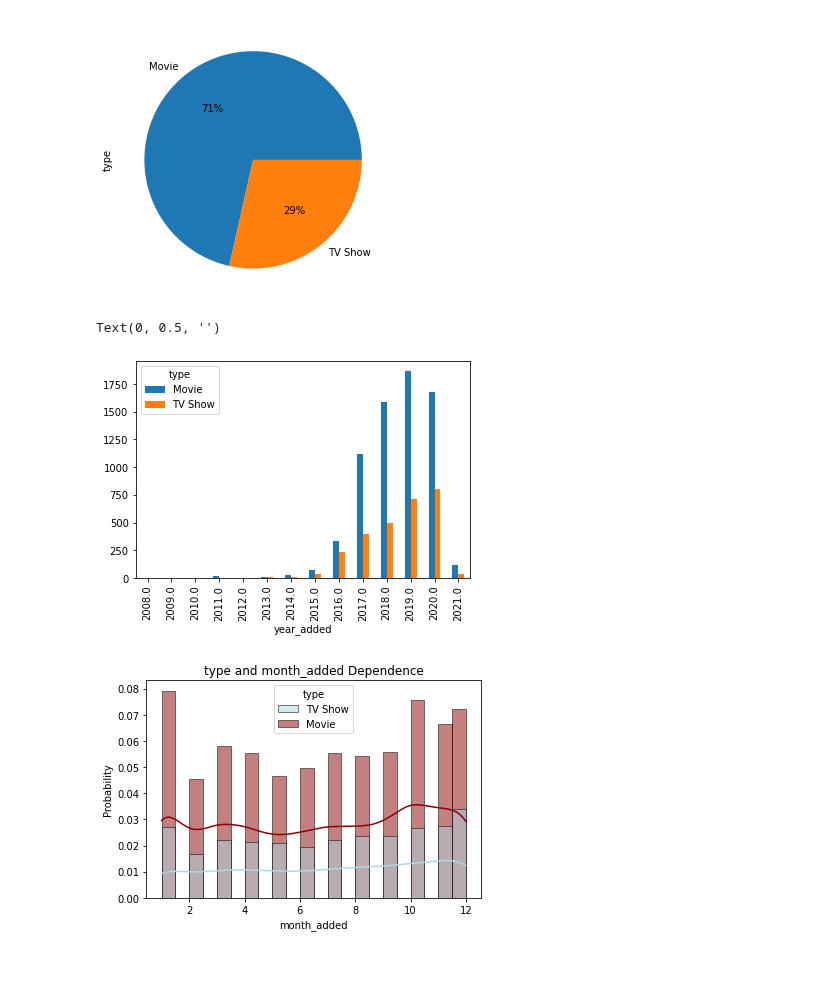
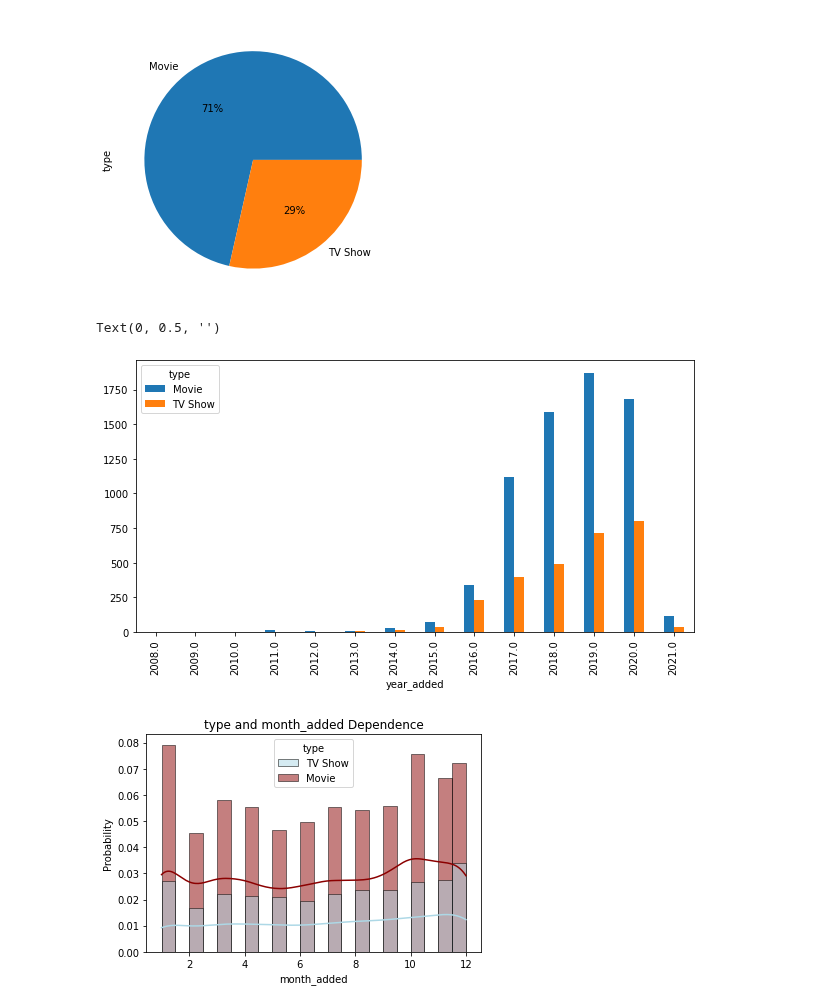
Before and after one commit to gauriagarwal18/NETFLIX_MOVIES_AND_TV_SHOWS_CLUSTERING, a Jupyter notebook: Netflix_Movies_And_Tv_Shows_Clustering_.ipynb, the cells around one changed output. Cells and saved outputs as stored; diff of their text form; code cells hidden in the pictures; blank space fills up the shorter version.

```diff
--- a/Netflix_Movies_And_Tv_Shows_Clustering_.ipynb
+++ b/Netflix_Movies_And_Tv_Shows_Clustering_.ipynb
@@ -800,12 +800,12 @@ type_.plot(kind = 'pie',figsize = (5,5),autopct='%1.0f%%')
 
 type_year=pd.crosstab(netflix["year_added"],netflix["type"])
 # %%
-type_year.plot(kind = 'bar', y = ['Movie','TV Show'])  #, figsize = (10,5)
+type_year.plot(kind = 'bar', y = ['Movie','TV Show'], figsize = (10,5))
 plt.title('',fontsize = 15)
 plt.ylabel('',fontsize = 10)
 # %% [output]
 Text(0, 0.5, '')
-[figure, old version]
+[figure, new version]
 # %%
 sns.histplot(data=netflix,x="month_added",stat="probability",binwidth=0.5,kde=True,hue="type",linewidth=0.5,palette=['lightblue','darkred'])
 plt.title("type and month_added Dependence")
```
Also changed, not shown: parts of 1 cell of this notebook.
